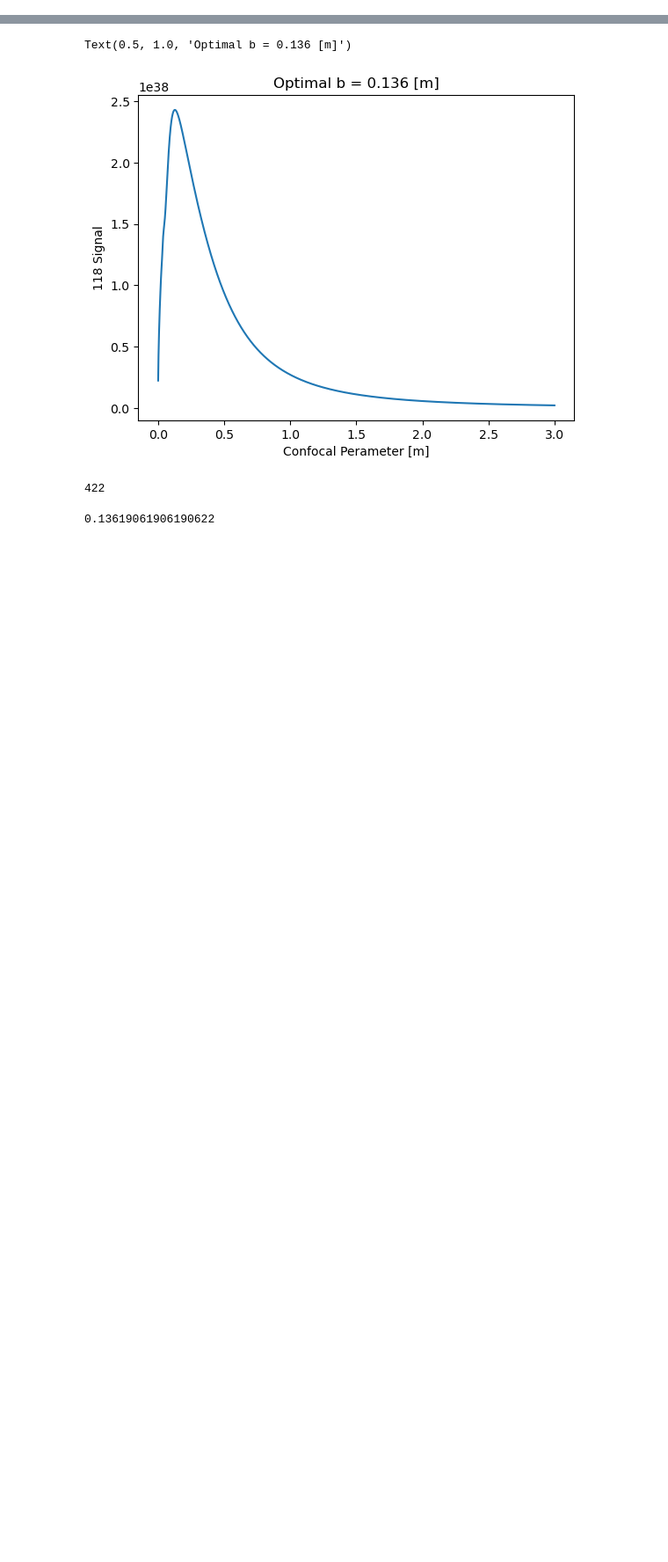
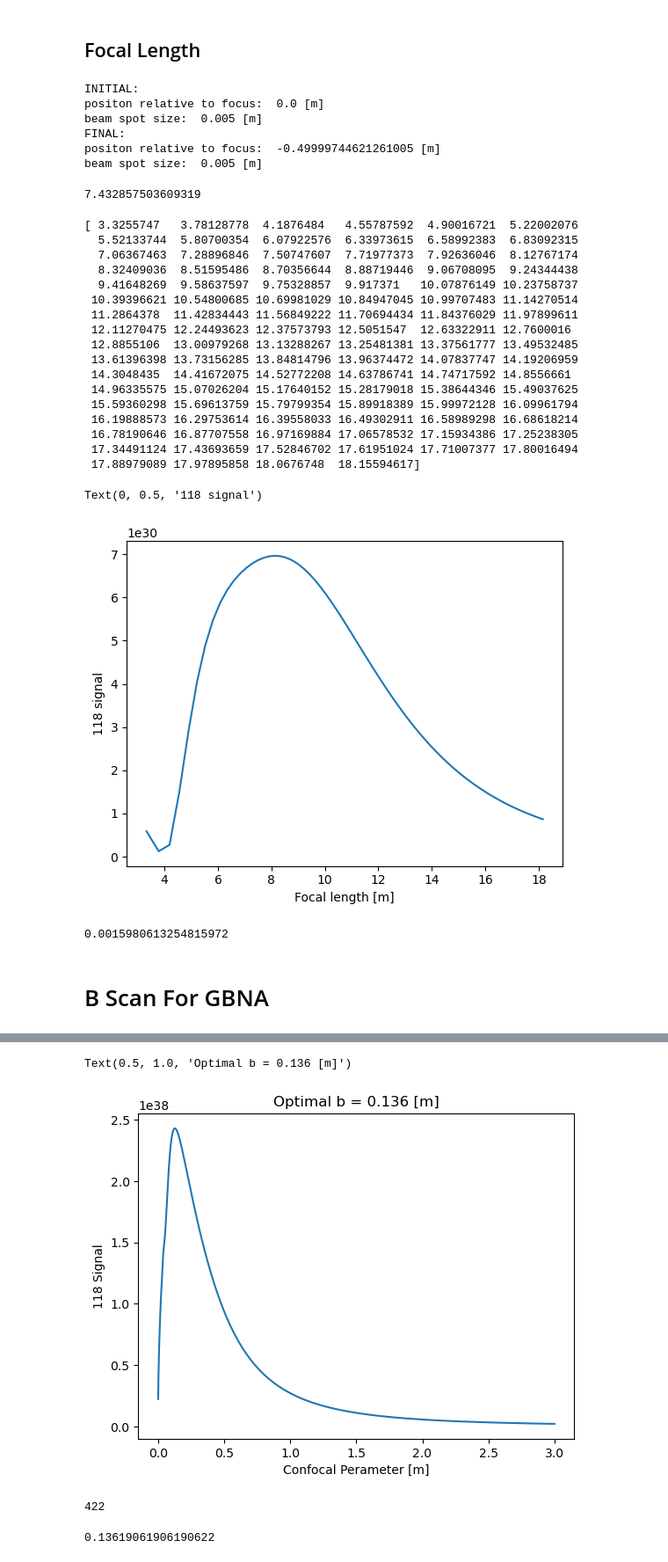
Before and after one commit to OliverQuinonez/118-Project, a Jupyter notebook: bscan.ipynb, the cells around one changed output, grey strips where cells are left out. Shown at 88% size. Drawn from its saved outputs; the diff is of its cells as text; code cells hidden in the pictures; blank space fills up the shorter version.

Commit message:
bscan focal length

```diff
--- a/bscan.ipynb
+++ b/bscan.ipynb
@@ -110 +110,70 @@ plt.ylim(0,1e30)
+# %% [markdown]
+## Focal Length
+# %%
+omega0 = 0.5e-2 # [m] Beam radius at the focus
+b= 2*np.pi*omega0**2/lambda_355 # NOTE: this is initial b from output of laser
+zR = b/2
+params_355 = { 'lambda': lambda_355}
+
+q_initial = complex(0,zR)
+print('INITIAL:')
+q_to_params(q_initial,params_355)
+
+q_final = thin_lens(q_initial,50e-2)
+
+print("FINAL:")
+q_to_params(q_final,params_355)
+# %% [output]
+INITIAL:
+positon relative to focus:  0.0 [m]
+beam spot size:  0.005 [m]
+FINAL:
+positon relative to focus:  -0.49999744621261005 [m]
+beam spot size:  0.005 [m]
+# %%
+b_to_f(0.5e-2, 2*np.pi*omega0**2/lambda_355,0.5,params_355)
+# %% [output]
+7.432857503609319
+# %%
+f_arr = np.zeros(len(scanned_WA.b.data))
+
+
+index =0
+for b in scanned_WA.b.data:
+    f_arr[index] = b_to_f(0.5e-2,2*np.pi*omega0**2/lambda_355,b,params_355)
+    index+=1
+
+
+
+print(f_arr)
+
+plt.plot(f_arr,scanned_WA.data[:,0])
+plt.xlabel('Focal length [m]')
+plt.ylabel('118 signal')
+# %% [output]
+[ 3.3255747   3.78128778  4.1876484   4.55787592  4.90016721  5.22002076
+  5.52133744  5.80700354  6.07922576  6.33973615  6.58992383  6.83092315
+  7.06367463  7.28896846  7.50747607  7.71977373  7.92636046  8.12767174
+  8.32409036  8.51595486  8.70356644  8.88719446  9.06708095  9.24344438
+  9.41648269  9.58637597  9.75328857  9.917371   10.07876149 10.23758737
+ 10.39396621 10.54800685 10.69981029 10.84947045 10.99707483 11.14270514
+ 11.2864378  11.42834443 11.56849222 11.70694434 11.84376029 11.97899611
+ 12.11270475 12.24493623 12.37573793 12.5051547  12.63322911 12.7600016
+ 12.8855106  13.00979268 13.13288267 13.25481381 13.37561777 13.49532485
+ 13.61396398 13.73156285 13.84814796 13.96374472 14.07837747 14.19206959
+ 14.3048435  14.41672075 14.52772208 14.63786741 14.74717592 14.8556661
+ 14.96335575 15.07026204 15.17640152 15.28179018 15.38644346 15.49037625
+ 15.59360298 15.69613759 15.79799354 15.89918389 15.99972128 16.09961794
+ 16.19888573 16.29753614 16.39558033 16.49302911 16.58989298 16.68618214
+ 16.78190646 16.87707558 16.97169884 17.06578532 17.15934386 17.25238305
+ 17.34491124 17.43693659 17.52846702 17.61951024 17.71007377 17.80016494
+ 17.88979089 17.97895858 18.0676748  18.15594617]
+Text(0, 0.5, '118 signal')
+[figure, added]
+# %%
+np.sqrt(np.pi*(0.00226)**2/(2*np.pi))
+# %% [output]
+0.0015980613254815972
+# %% [markdown]
+# B Scan For GBNA
 # %%
```
Also changed, not shown: parts of 9 cells of this notebook, 2 other files.
